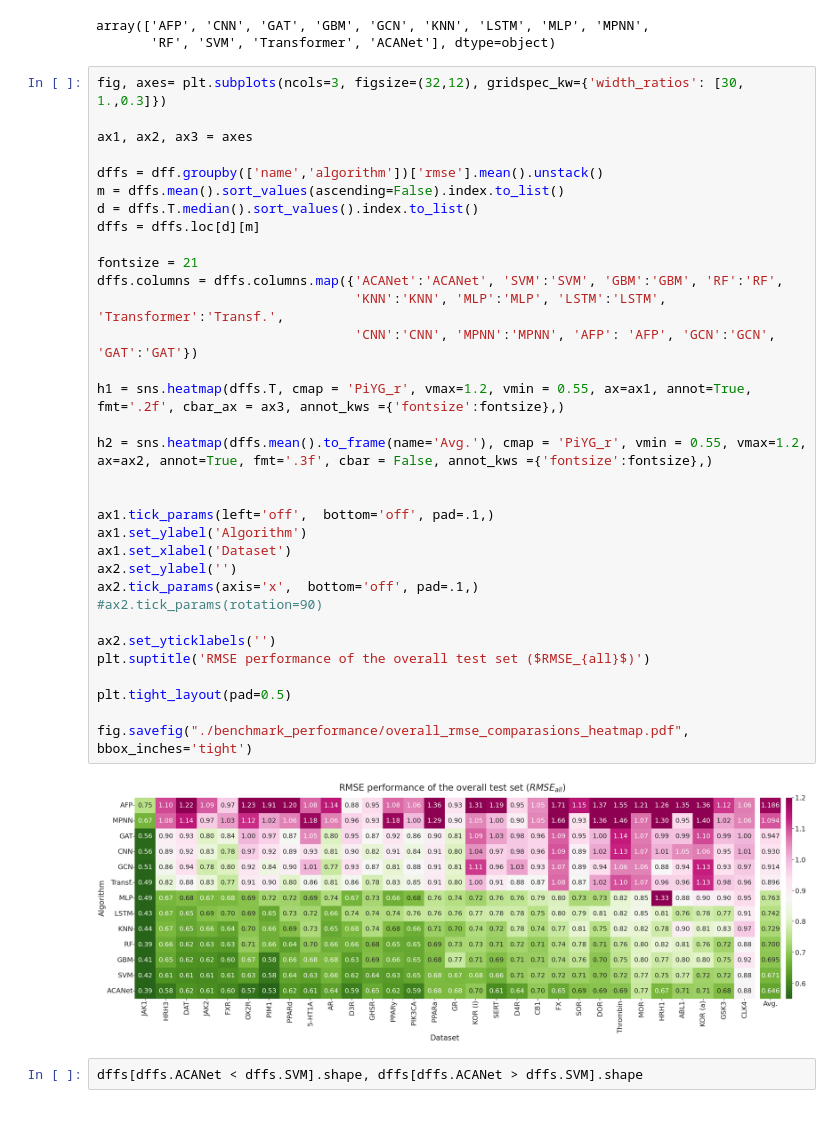
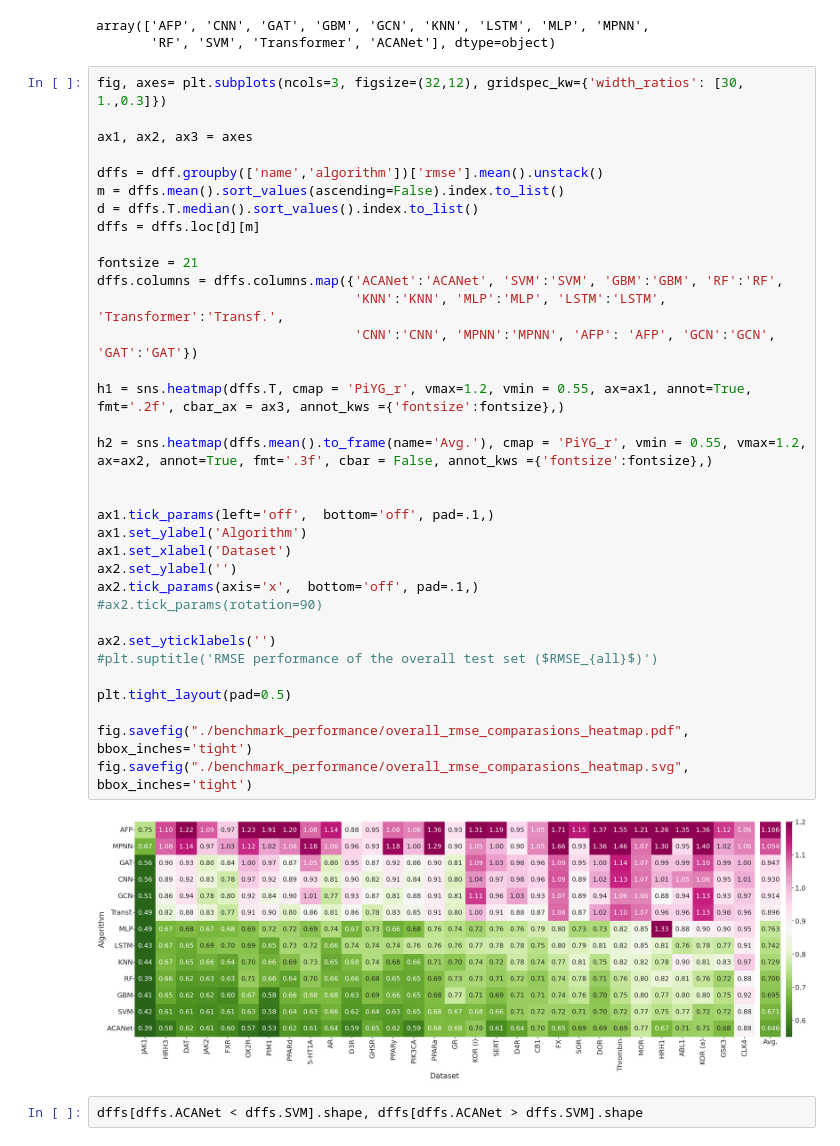
Before and after one commit to shenwanxiang/ACANet, a Jupyter notebook: experiment/03_HSSMS_performance/analysis.ipynb, the cells around one changed output. Saved outputs shown, nothing was run; the diff lists cells and outputs as text; blank space fills up the shorter version.

```diff
--- a/experiment/03_HSSMS_performance/analysis.ipynb
+++ b/experiment/03_HSSMS_performance/analysis.ipynb
@@ -101,35 +101,36 @@ fig, axes= plt.subplots(ncols=3, figsize=(32,12), gridspec_kw={'width_ratios': [
 ax1, ax2, ax3 = axes
 
 dffs = dff.groupby(['name','algorithm'])['rmse'].mean().unstack()
 m = dffs.mean().sort_values(ascending=False).index.to_list()
 d = dffs.T.median().sort_values().index.to_list()
 dffs = dffs.loc[d][m]
 
 fontsize = 21
 dffs.columns = dffs.columns.map({'ACANet':'ACANet', 'SVM':'SVM', 'GBM':'GBM', 'RF':'RF',
                                  'KNN':'KNN', 'MLP':'MLP', 'LSTM':'LSTM', 'Transformer':'Transf.',
                                  'CNN':'CNN', 'MPNN':'MPNN', 'AFP': 'AFP', 'GCN':'GCN', 'GAT':'GAT'})
 
 h1 = sns.heatmap(dffs.T, cmap = 'PiYG_r', vmax=1.2, vmin = 0.55, ax=ax1, annot=True, fmt='.2f', cbar_ax = ax3, annot_kws ={'fontsize':fontsize},)
 
 h2 = sns.heatmap(dffs.mean().to_frame(name='Avg.'), cmap = 'PiYG_r', vmin = 0.55, vmax=1.2, ax=ax2, annot=True, fmt='.3f', cbar = False, annot_kws ={'fontsize':fontsize},)
 
 
 ax1.tick_params(left='off',  bottom='off', pad=.1,)
 ax1.set_ylabel('Algorithm')
 ax1.set_xlabel('Dataset')
 ax2.set_ylabel('')
 ax2.tick_params(axis='x',  bottom='off', pad=.1,)
 #ax2.tick_params(rotation=90)
 
 ax2.set_yticklabels('')
-plt.suptitle('RMSE performance of the overall test set ($RMSE_{all}$)')
+#plt.suptitle('RMSE performance of the overall test set ($RMSE_{all}$)')
 
 plt.tight_layout(pad=0.5)
 
 fig.savefig("./benchmark_performance/overall_rmse_comparasions_heatmap.pdf",  bbox_inches='tight')
+fig.savefig("./benchmark_performance/overall_rmse_comparasions_heatmap.svg",  bbox_inches='tight')
 # %% [output]
-[figure, old version]
+[figure, new version]
 # %%
 dffs[dffs.ACANet < dffs.SVM].shape, dffs[dffs.ACANet > dffs.SVM].shape
 # %% [output]
```
Also changed, not shown: parts of 6 cells of this notebook, 10 other files.
